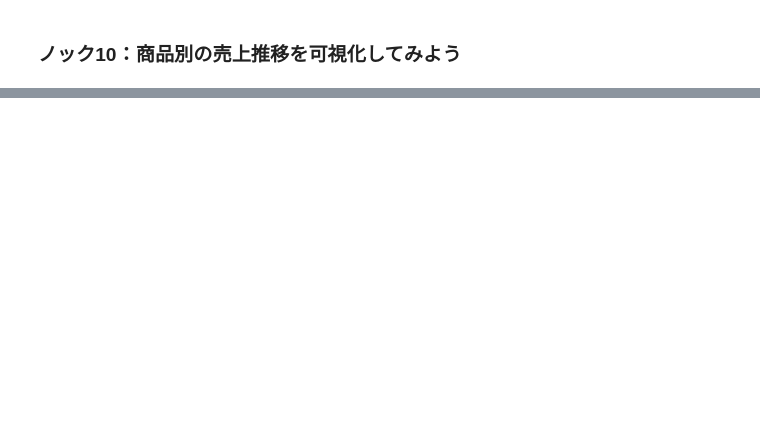
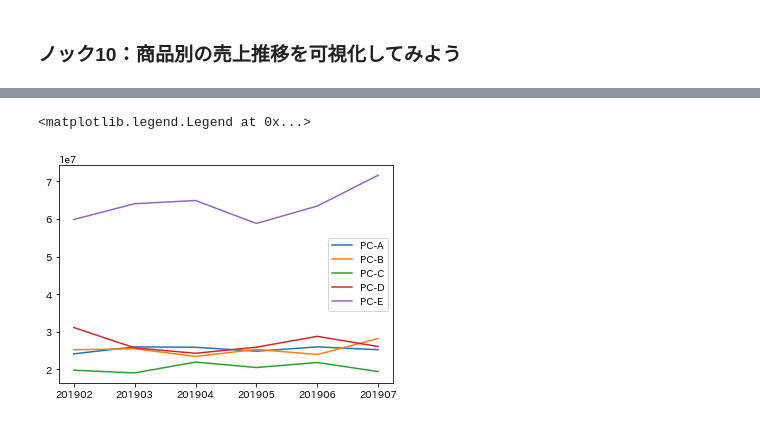
Before and after one commit to saturnglave/Data100_Knock, a Jupyter notebook: Chapter1/1章_ウェブからの注文数を分析する１０本ノック.ipynb, the cells around one changed output, grey strips where cells are left out. Saved outputs shown, nothing was run; the diff lists cells and outputs as text; code cells hidden in the pictures; blank space fills up the shorter version.

```diff
--- a/Chapter1/1章_ウェブからの注文数を分析する１０本ノック.ipynb
+++ b/Chapter1/1章_ウェブからの注文数を分析する１０本ノック.ipynb
@@ -100,2 +126,6 @@ transaction_d.head()
 # %% [markdown]
 ### ノック5：必要なデータ列を作ろう
+# %%
+# 売上列を作る
+df['price'] = df['item_price'] * df['quantity']
+df.head()
@@ -107,0 +224,5 @@ transaction_d.head()
+# %%
+# 支払日と登録日をdatetime型にする
+df['payment_date'] = pd.to_datetime(df['payment_date'])
+df['registration_date'] = pd.to_datetime(df['registration_date'])
+df.dtypes
@@ -107,0 +248,4 @@ transaction_d.head()
+# %%
+# 支払月をdatetime型に変換
+df['payment_month'] = df['payment_date'].dt.strftime('%Y%m')
+df[['payment_date', 'payment_month']].head()
@@ -110,2 +308,6 @@ transaction_d.head()
 # %% [markdown]
 ### ノック10：商品別の売上推移を可視化してみよう
+# %%
+# グラフ用のデータを準備
+graph_data = pd.pivot_table(df, index='payment_month', columns='item_name', values='price', aggfunc='sum')
+graph_data.head()
@@ -111,0 +322,13 @@ transaction_d.head()
+# %%
+# 可視化
+import matplotlib.pyplot as plt
+%matplotlib inline
+plt.plot(list(graph_data.index), graph_data['PC-A'], label='PC-A')
+plt.plot(list(graph_data.index), graph_data['PC-B'], label='PC-B')
+plt.plot(list(graph_data.index), graph_data['PC-C'], label='PC-C')
+plt.plot(list(graph_data.index), graph_data['PC-D'], label='PC-D')
+plt.plot(list(graph_data.index), graph_data['PC-E'], label='PC-E')
+plt.legend()
+# %% [output]
+<matplotlib.legend.Legend at 0x...>
+[figure, added]
```
Also changed, not shown: parts of 20 cells of this notebook, 4 other files.
